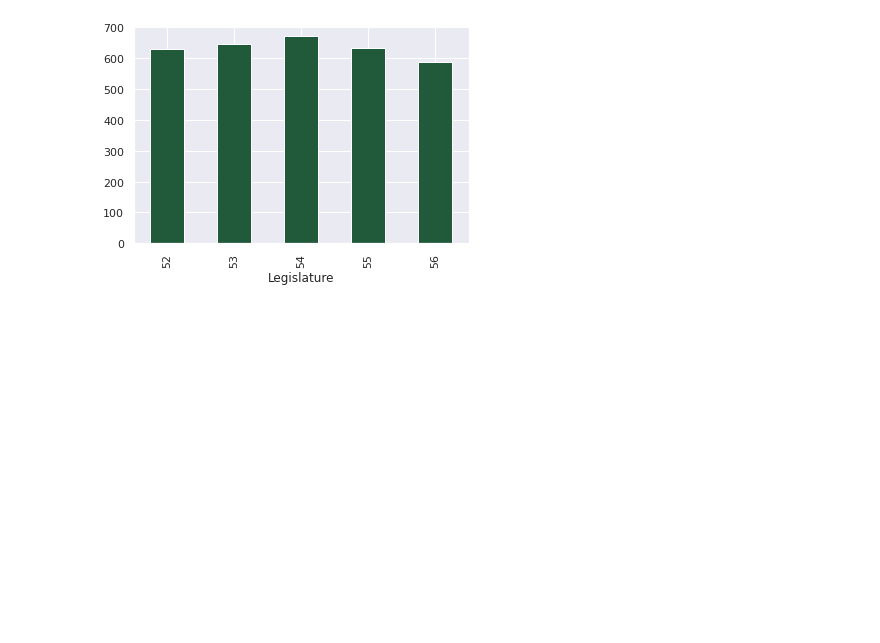
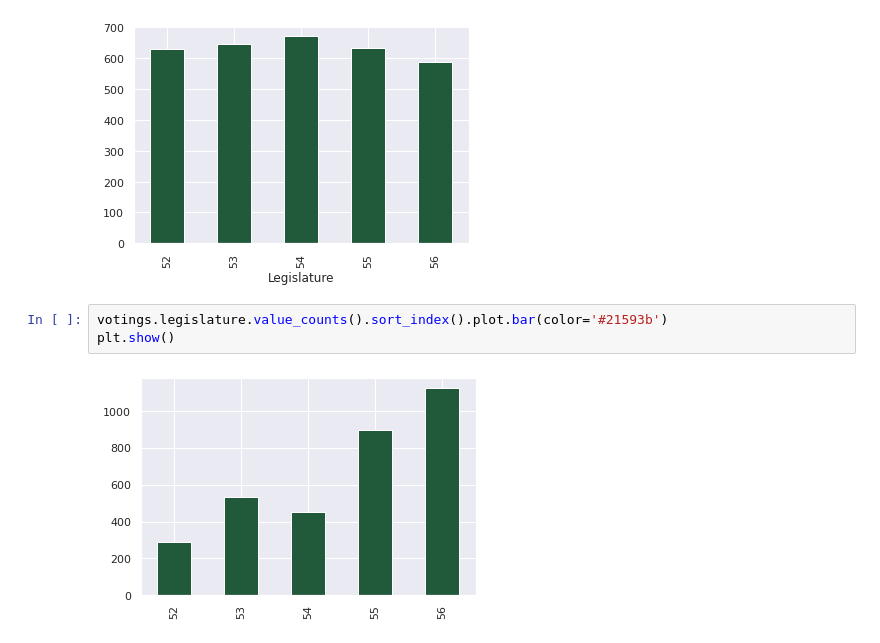
Before and after one commit to lucasmoschen/project-network-science, a Jupyter notebook: notebooks/network_construction.ipynb, the cells around one changed output. Drawn from its saved outputs; the diff is of its cells as text; blank space fills up the shorter version.

```diff
--- a/notebooks/network_construction.ipynb
+++ b/notebooks/network_construction.ipynb
@@ -53,3 +53,8 @@ plt.xlabel('Legislature')
 plt.show()
 # %% [output]
 [figure]
+# %%
+votings.legislature.value_counts().sort_index().plot.bar(color='#21593b')
+plt.show()
+# %% [output]
+[figure, added]
```
Also changed, not shown: parts of 4 cells of this notebook, 1 other file.
